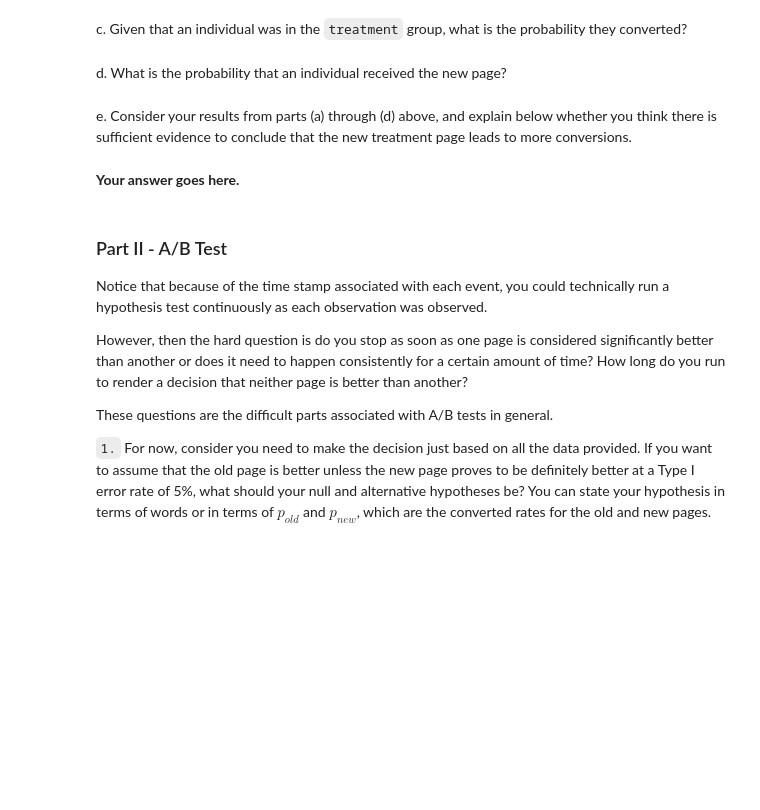
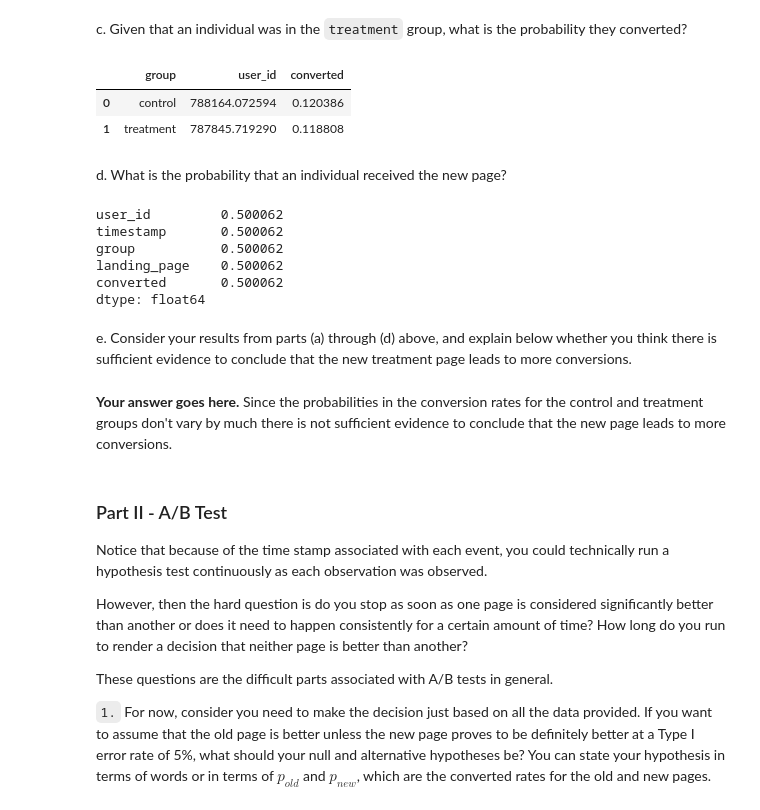
Before and after one commit to sjohnp2112/Analyze-A-B-Test, a Jupyter notebook: Analyze_ab_test_results_notebook.ipynb, the cells around one changed output. Saved outputs shown, nothing was run; the diff lists cells and outputs as text; code cells hidden in the pictures; blank space fills up the shorter version.

```diff
--- a/Analyze_ab_test_results_notebook.ipynb
+++ b/Analyze_ab_test_results_notebook.ipynb
@@ -127,11 +152,26 @@ b. Given that an individual was in the `control` group, what is the probability
 # %% [markdown]
 c. Given that an individual was in the `treatment` group, what is the probability they converted?
+# %%
+df2.groupby(['group'], as_index=False).mean() #0.118
+# %% [output]
+|  | group | user_id | converted |
+| 0 | control | 788164.072594 | 0.120386 |
+| 1 | treatment | 787845.719290 | 0.118808 |
 # %% [markdown]
 d. What is the probability that an individual received the new page?
+# %%
+df2.query('landing_page == "new_page"').count() / df2.landing_page.count() #0.50
+# %% [output]
+user_id         0.500062
+timestamp       0.500062
+group           0.500062
+landing_page    0.500062
+converted       0.500062
+dtype: float64
 # %% [markdown]
 e. Consider your results from parts (a) through (d) above, and explain below whether you think there is sufficient evidence to conclude that the new treatment page leads to more conversions.
-# %% [markdown]
-**Your answer goes here.**
+# %% [markdown]
+**Your answer goes here.** Since the probabilities in the conversion rates for the control and treatment groups don't vary by much there is not sufficient evidence to conclude that the new page leads to more conversions.
 # %% [markdown]
 <a id='ab_test'></a>
 ### Part II - A/B Test
```
Also changed, not shown: parts of 16 cells of this notebook.
